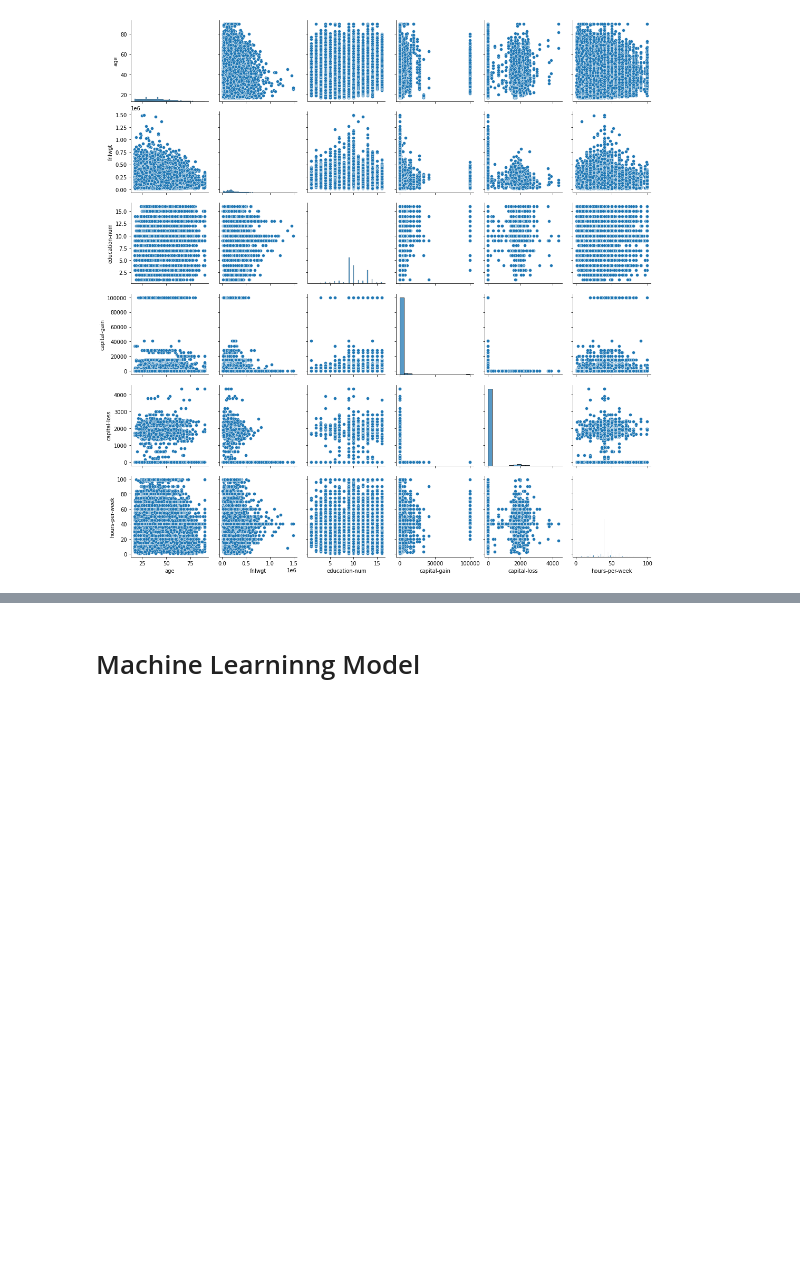
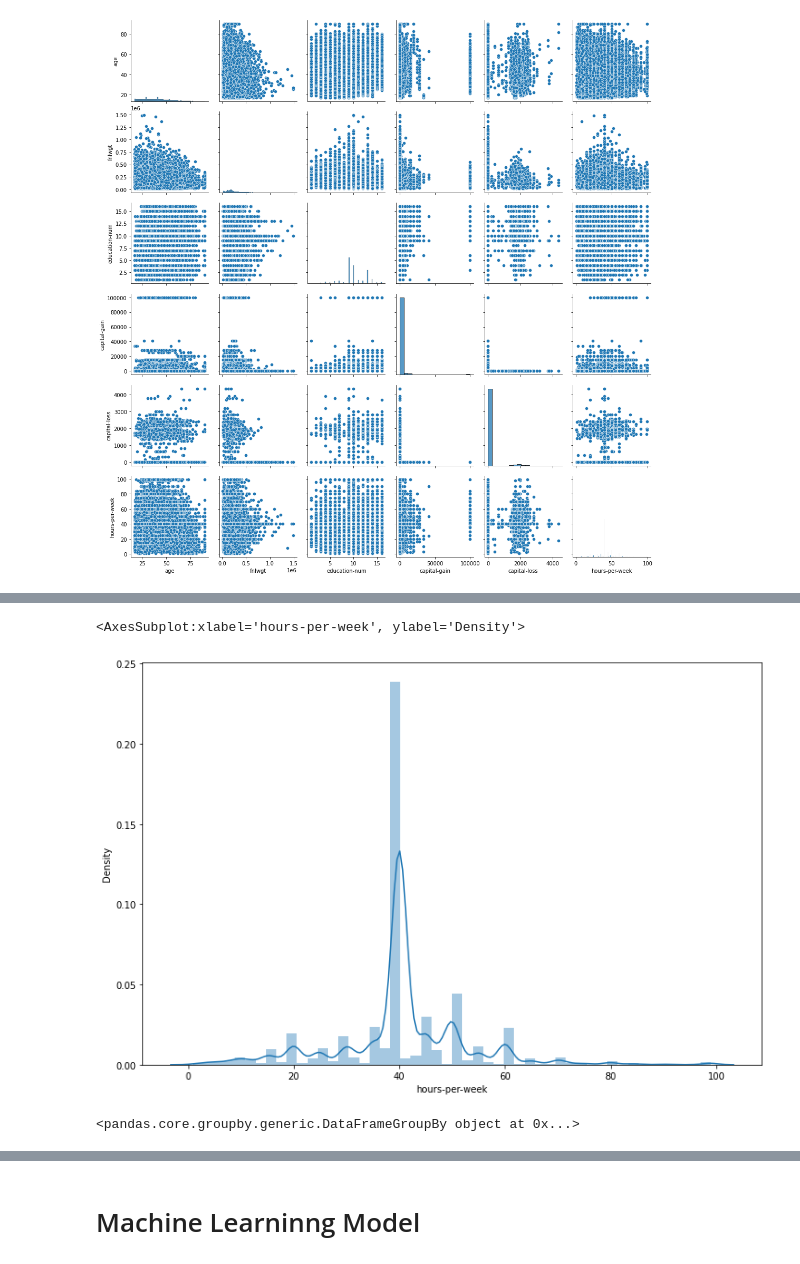
Before and after one commit to clicksign/python-dev-test, a Jupyter notebook: EDA.ipynb, the cells around one changed output, grey strips where cells are left out. Drawn from its saved outputs; the diff is of its cells as text; code cells hidden in the pictures; blank space fills up the shorter version.

```diff
--- a/EDA.ipynb
+++ b/EDA.ipynb
@@ -413,0 +425,11 @@ sns.pairplot(df)
+# %%
+plt.figure(figsize=(12,8))
+sns.distplot(df['hours-per-week'])
+#Pessoas trabalham predominantemente em um regime de 40 horas
+# %% [output]
+<AxesSubplot:xlabel='hours-per-week', ylabel='Density'>
+[figure, added]
+# %%
+df.groupby('sex')
+# %% [output]
+<pandas.core.groupby.generic.DataFrameGroupBy object at 0x...>
```
Also changed, not shown: parts of 15 cells of this notebook.
